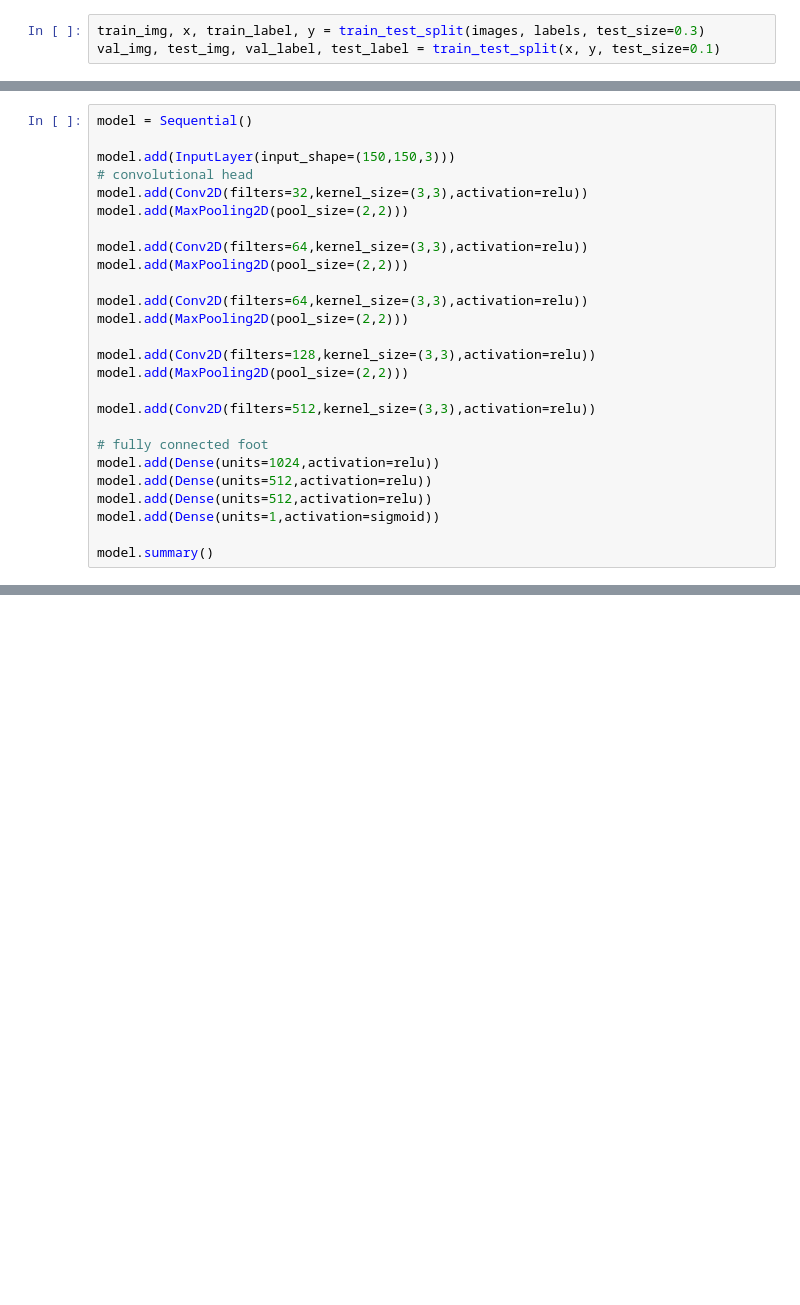
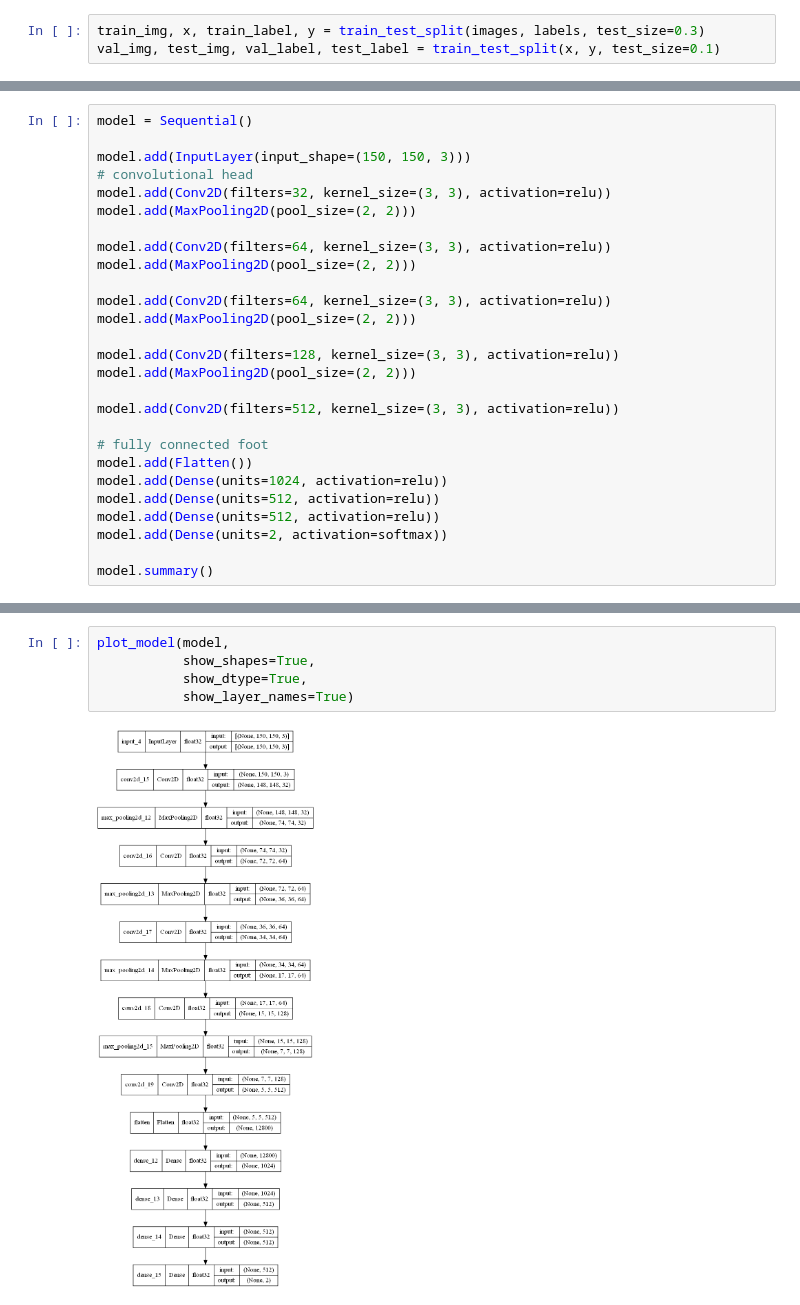
Before and after one commit to ProjectCodeML/manORwoman, a Jupyter notebook: notebook/ashen_mow.ipynb, the cells around one changed output, grey strips where cells are left out. Cells and saved outputs as stored; diff of their text form; blank space fills up the shorter version.

Commit message:
model trained

```diff
--- a/notebook/ashen_mow.ipynb
+++ b/notebook/ashen_mow.ipynb
@@ -97,27 +115,28 @@ len(train_img), len(test_img), len(val_img)
 # %%
 model = Sequential()
 
-model.add(InputLayer(input_shape=(150,150,3)))
+model.add(InputLayer(input_shape=(150, 150, 3)))
 # convolutional head
-model.add(Conv2D(filters=32,kernel_size=(3,3),activation=relu))
-model.add(MaxPooling2D(pool_size=(2,2)))
+model.add(Conv2D(filters=32, kernel_size=(3, 3), activation=relu))
+model.add(MaxPooling2D(pool_size=(2, 2)))
 
-model.add(Conv2D(filters=64,kernel_size=(3,3),activation=relu))
-model.add(MaxPooling2D(pool_size=(2,2)))
+model.add(Conv2D(filters=64, kernel_size=(3, 3), activation=relu))
+model.add(MaxPooling2D(pool_size=(2, 2)))
 
-model.add(Conv2D(filters=64,kernel_size=(3,3),activation=relu))
-model.add(MaxPooling2D(pool_size=(2,2)))
+model.add(Conv2D(filters=64, kernel_size=(3, 3), activation=relu))
+model.add(MaxPooling2D(pool_size=(2, 2)))
 
-model.add(Conv2D(filters=128,kernel_size=(3,3),activation=relu))
-model.add(MaxPooling2D(pool_size=(2,2)))
+model.add(Conv2D(filters=128, kernel_size=(3, 3), activation=relu))
+model.add(MaxPooling2D(pool_size=(2, 2)))
 
-model.add(Conv2D(filters=512,kernel_size=(3,3),activation=relu))
+model.add(Conv2D(filters=512, kernel_size=(3, 3), activation=relu))
 
 # fully connected foot
-model.add(Dense(units=1024,activation=relu))
-model.add(Dense(units=512,activation=relu))
-model.add(Dense(units=512,activation=relu))
-model.add(Dense(units=1,activation=sigmoid))
+model.add(Flatten())
+model.add(Dense(units=1024, activation=relu))
+model.add(Dense(units=512, activation=relu))
+model.add(Dense(units=512, activation=relu))
+model.add(Dense(units=2, activation=softmax))
 
 model.summary()
 # %% [output]
@@ -139,2 +158,9 @@ Trainable params: 2,033,793
 Non-trainable params: 0
 _________________________________________________________________
+# %%
+plot_model(model,
+           show_shapes=True,
+           show_dtype=True,
+           show_layer_names=True)
+# %% [output]
+[figure, added]
```
Also changed, not shown: parts of 12 cells of this notebook, 1 other file.
